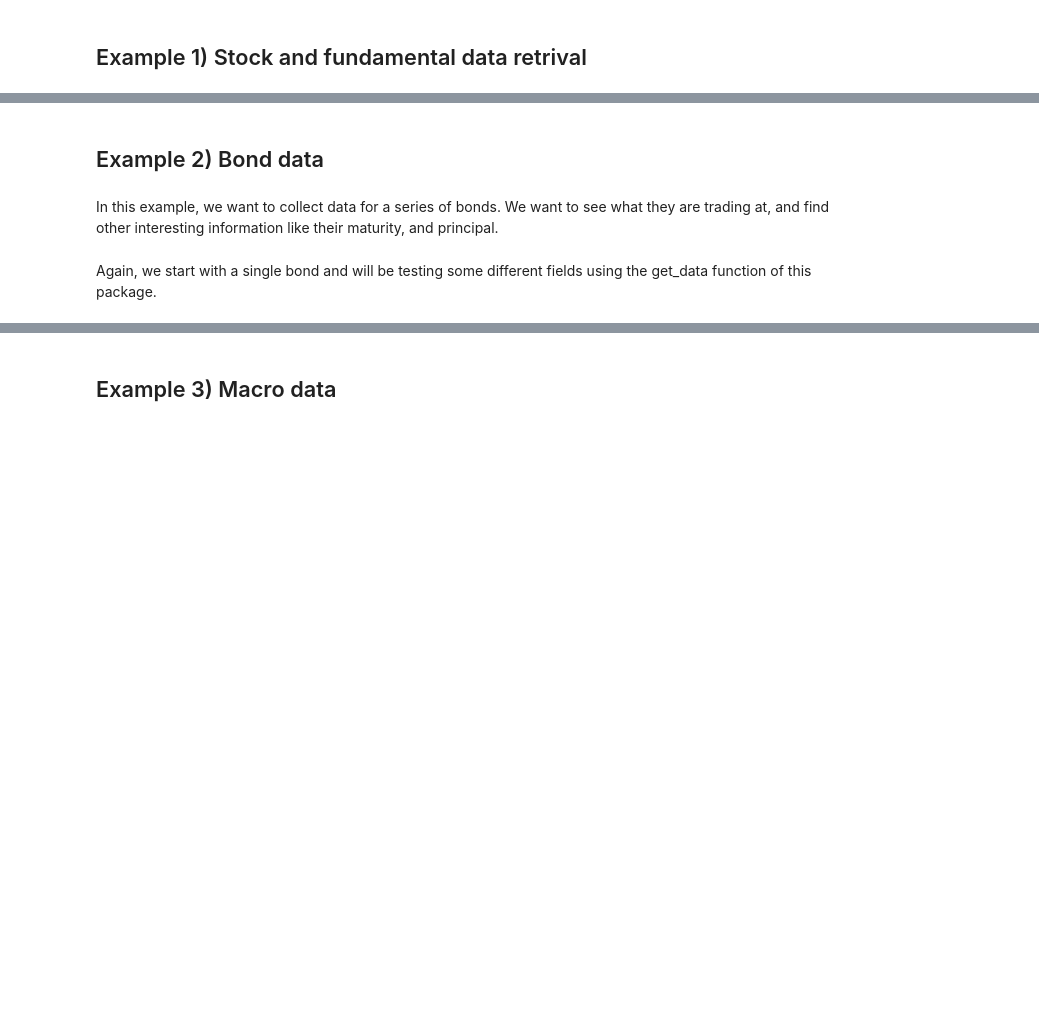
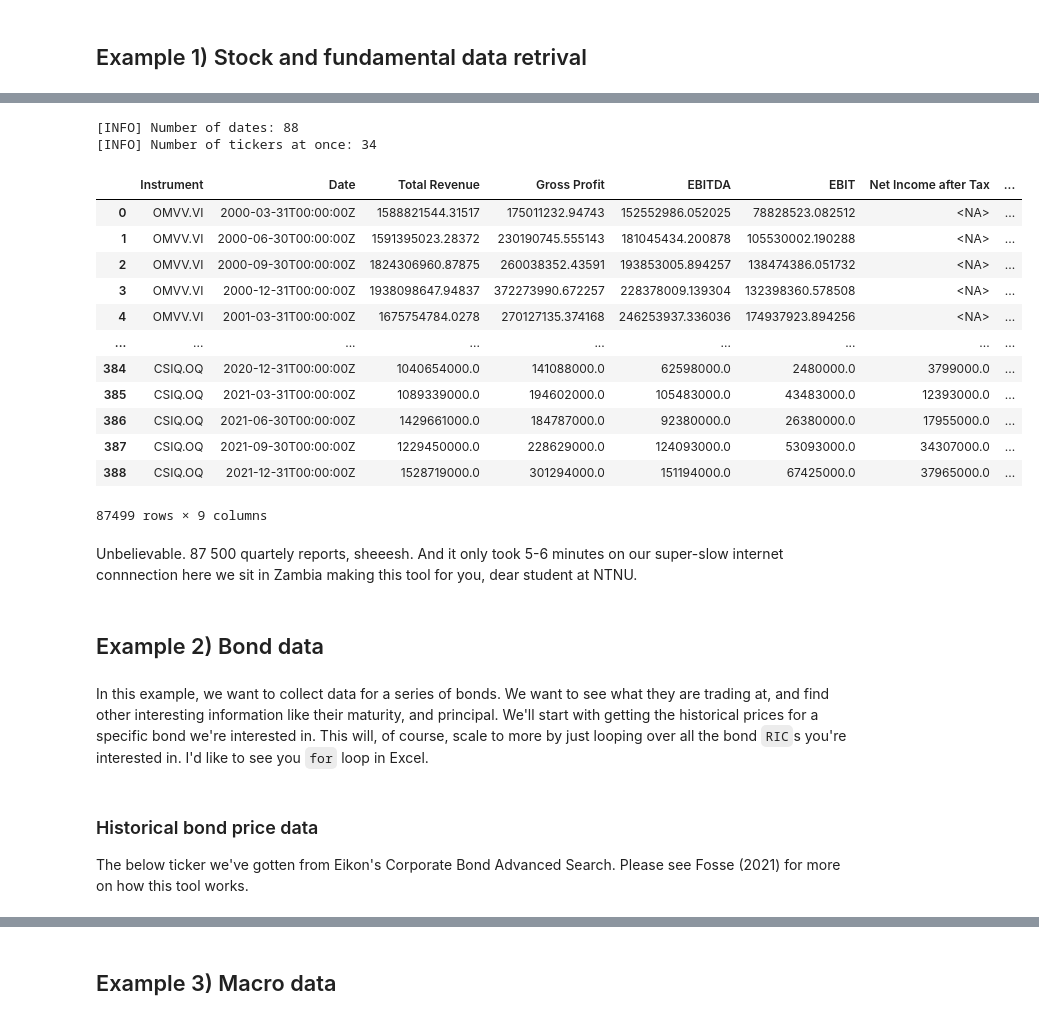
Before and after one commit to Krankile/eikon-wrapper, a Jupyter notebook: data_collection.ipynb, the cells around one changed output, grey strips where cells are left out. Saved outputs shown, nothing was run; the diff lists cells and outputs as text; code cells hidden in the pictures; blank space fills up the shorter version.

```diff
--- a/data_collection.ipynb
+++ b/data_collection.ipynb
@@ -308,0 +305,10 @@ df
+# %%
+# Global oil companies
+oil_global_screen = 'SCREEN(U(IN(Equity(active,public,primary))),'\
+    'TR.CompanyMarketCap>=500000, IN(TR.TRBCBusinessSectorCode,"5010","5020","5030"), CURN=USD)'
+
+
+# Get and show data
+global_oil, e = get_data(oil_global_screen, company_names, {})
+global_oil = global_oil.set_index("Instrument"); print(f"Number of companies: {global_oil.shape[0]}")
+global_oil.head(5)
@@ -382,6 +460,29 @@ This is spretty fantastic! and with this our first example is complete
+# %%
+df, err = get_data(global_oil.index.to_list(), fields, ek_params)
+df
+# %% [output]
+[INFO] Number of dates: 88
+[INFO] Number of tickers at once: 34
+|  | Instrument | Date | Total Revenue | Gross Profit | EBITDA | EBIT | Net Income after Tax | ... |
+| 0 | OMVV.VI | 2000-03-31T00:00:00Z | 1588821544.31517 | 175011232.94743 | 152552986.052025 | 78828523.082512 | <NA> | ... |
+| 1 | OMVV.VI | 2000-06-30T00:00:00Z | 1591395023.28372 | 230190745.555143 | 181045434.200878 | 105530002.190288 | <NA> | ... |
+| 2 | OMVV.VI | 2000-09-30T00:00:00Z | 1824306960.87875 | 260038352.43591 | 193853005.894257 | 138474386.051732 | <NA> | ... |
+| 3 | OMVV.VI | 2000-12-31T00:00:00Z | 1938098647.94837 | 372273990.672257 | 228378009.139304 | 132398360.578508 | <NA> | ... |
+| 4 | OMVV.VI | 2001-03-31T00:00:00Z | 1675754784.0278 | 270127135.374168 | 246253937.336036 | 174937923.894256 | <NA> | ... |
+| ... | ... | ... | ... | ... | ... | ... | ... | ... |
+| 384 | CSIQ.OQ | 2020-12-31T00:00:00Z | 1040654000.0 | 141088000.0 | 62598000.0 | 2480000.0 | 3799000.0 | ... |
+| 385 | CSIQ.OQ | 2021-03-31T00:00:00Z | 1089339000.0 | 194602000.0 | 105483000.0 | 43483000.0 | 12393000.0 | ... |
+| 386 | CSIQ.OQ | 2021-06-30T00:00:00Z | 1429661000.0 | 184787000.0 | 92380000.0 | 26380000.0 | 17955000.0 | ... |
+| 387 | CSIQ.OQ | 2021-09-30T00:00:00Z | 1229450000.0 | 228629000.0 | 124093000.0 | 53093000.0 | 34307000.0 | ... |
+| 388 | CSIQ.OQ | 2021-12-31T00:00:00Z | 1528719000.0 | 301294000.0 | 151194000.0 | 67425000.0 | 37965000.0 | ... |
+87499 rows × 9 columns
+# %% [markdown]
+Unbelievable. 87 500 quartely reports, sheeesh. And it only took 5-6 minutes on our super-slow internet connnection here we sit in Zambia making this tool for you, dear student at NTNU.
 # %% [markdown]
 ## Example 2) Bond data
 # %% [markdown]
-In this example, we want to collect data for a series of bonds. We want to see what they are trading at, and find other interesting information like their maturity, and principal.
+In this example, we want to collect data for a series of bonds. We want to see what they are trading at, and find other interesting information like their maturity, and principal. We'll start with getting the historical prices for a specific bond we're interested in. This will, of course, scale to more by just looping over all the bond `RIC`s you're interested in. I'd like to see you `for` loop in Excel.
 # %% [markdown]
-Again, we start with a single bond and will be testing some different fields using the get_data function of this package.
+### Historical bond price data
+
+The below ticker we've gotten from Eikon's Corporate Bond Advanced Search. Please see Fosse (2021) for more on how this tool works.
```
Also changed, not shown: parts of 40 cells of this notebook, 1 other file.
